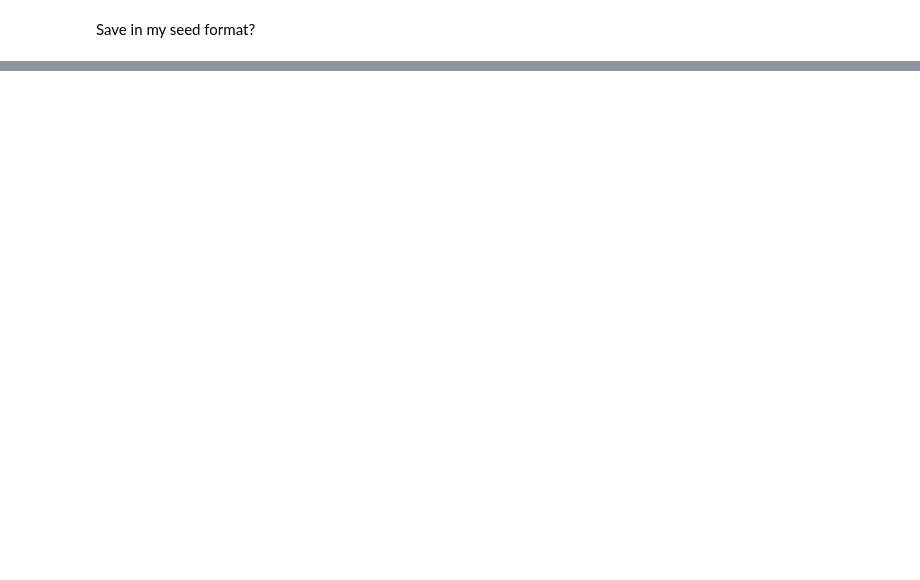
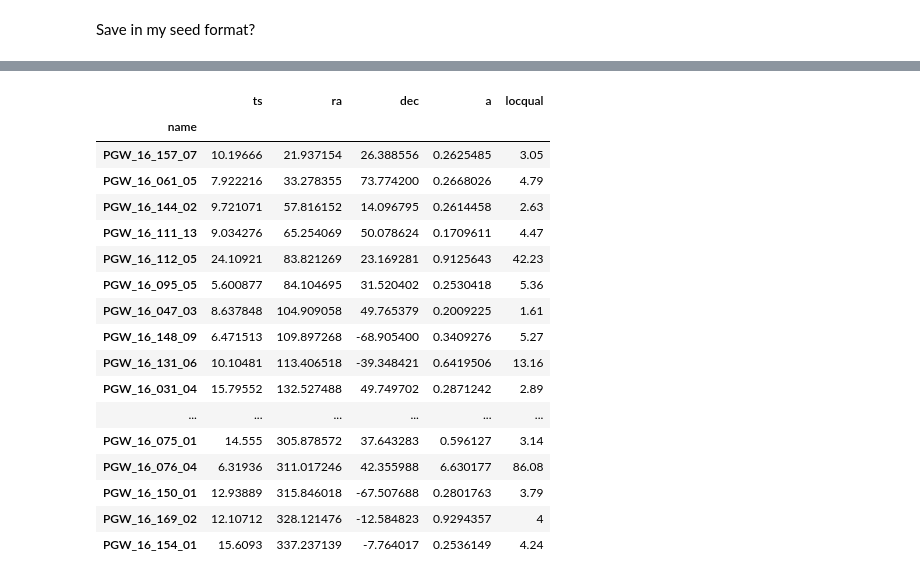
Before and after one commit to tburnett/Fermi-LAT, a Jupyter notebook: transients/study pgwave results.ipynb, the cells around one changed output, grey strips where cells are left out. Saved outputs shown, nothing was run; the diff lists cells and outputs as text; code cells hidden in the pictures; blank space fills up the shorter version.

```diff
--- a/transients/study pgwave results.ipynb
+++ b/transients/study pgwave results.ipynb
@@ -3,6 +3,8 @@
 This reads a PGWAVE-generated list of monthly seeds, as generated by Betta after 31 Aug 2015, makes plots
 # %%
 %matplotlib inline
-month=1 # first month is 1
+month=16 # first month is 1
+path=os.path.expandvars('$FERMI/skymodels/P301_monthly/month%02d'%month)
+os.chdir(path)
 pgw_filename='/nfs/farm/g/glast/g/catalog/transients/TBIN_%d_all_pgw.txt'% (month-1)
 assert os.path.exists(pgw_filename), 'File %s not found'% pgw_filensme
@@ -102,0 +44,29 @@ pd.read_table?
+# %%
+import pickle
+sdf = pickle.load(open('sources.pickle'))
+used = [n.startswith('PGW_%02d'%month) for n in sdf.index]
+sum(used)
+udf = sdf[used]
+good = (udf.ts>10) & (udf.a<0.25) & (udf.locqual<8)
+print sum(used),sum(good)
+# %%
+udf.ix[~good]['ts ra dec a locqual'.split()]
+# %% [output]
+|  | ts | ra | dec | a | locqual |
+| name |  |  |  |  |  |
+| PGW_16_157_07 | 10.19666 | 21.937154 | 26.388556 | 0.2625485 | 3.05 |
+| PGW_16_061_05 | 7.922216 | 33.278355 | 73.774200 | 0.2668026 | 4.79 |
+| PGW_16_144_02 | 9.721071 | 57.816152 | 14.096795 | 0.2614458 | 2.63 |
+| PGW_16_111_13 | 9.034276 | 65.254069 | 50.078624 | 0.1709611 | 4.47 |
+| PGW_16_112_05 | 24.10921 | 83.821269 | 23.169281 | 0.9125643 | 42.23 |
+| PGW_16_095_05 | 5.600877 | 84.104695 | 31.520402 | 0.2530418 | 5.36 |
+| PGW_16_047_03 | 8.637848 | 104.909058 | 49.765379 | 0.2009225 | 1.61 |
+| PGW_16_148_09 | 6.471513 | 109.897268 | -68.905400 | 0.3409276 | 5.27 |
+| PGW_16_131_06 | 10.10481 | 113.406518 | -39.348421 | 0.6419506 | 13.16 |
+| PGW_16_031_04 | 15.79552 | 132.527488 | 49.749702 | 0.2871242 | 2.89 |
+| ... | ... | ... | ... | ... | ... |
+| PGW_16_075_01 | 14.555 | 305.878572 | 37.643283 | 0.596127 | 3.14 |
+| PGW_16_076_04 | 6.31936 | 311.017246 | 42.355988 | 6.630177 | 86.08 |
+| PGW_16_150_01 | 12.93889 | 315.846018 | -67.507688 | 0.2801763 | 3.79 |
+| PGW_16_169_02 | 12.10712 | 328.121476 | -12.584823 | 0.9294357 | 4 |
+| PGW_16_154_01 | 15.6093 | 337.237139 | -7.764017 | 0.2536149 | 4.24 |
```
Also changed, not shown: parts of 13 cells of this notebook.
